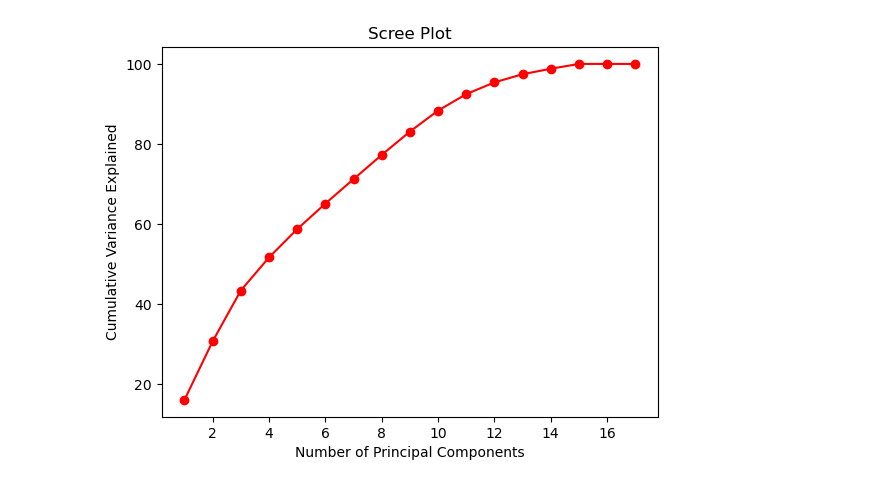
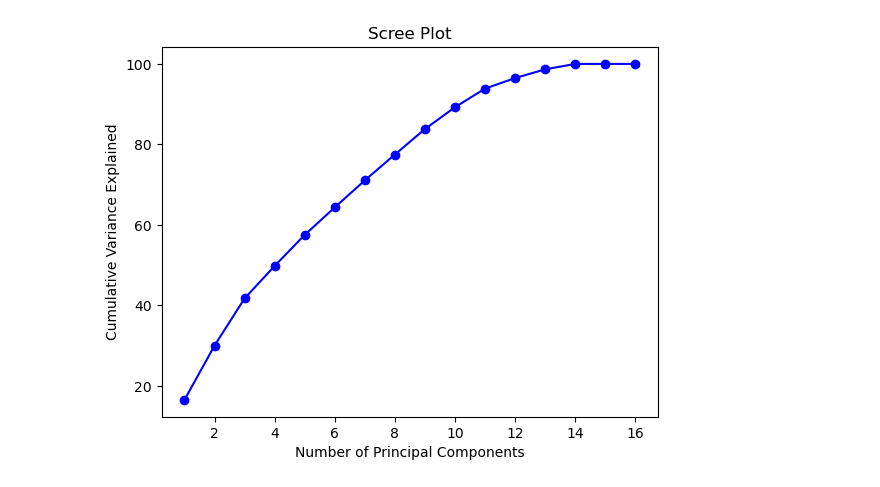
Before and after one commit to Naren1610/IST5520GrpProj, a Jupyter notebook: Grp_3_PCA_draft.ipynb, the cells around one changed output. Cells and saved outputs as stored; diff of their text form; code cells hidden in the pictures.

Commit message:
Most recent version of the Group 3 PCA draft.

```diff
--- a/Grp_3_PCA_draft.ipynb
+++ b/Grp_3_PCA_draft.ipynb
@@ -78,0 +36,8 @@ See the caveats in the documentation: https://pandas.pydata.org/pandas-docs/stab
+# %%
+# remove deemed to be less than useful
+df['lat_lon']= df['latitude']/df['longitude']
+df = df.drop(['license', 'reviews_per_month','last_review', 'name', 'host_id','neighbourhood', 'host_name'],axis = 1)
+df = df.loc[(df['price']> 0)]# Remove all zero values from the price
+display(df.info())
+sb.pairplot(df[['price','latitude','longitude','lat_lon']], kind="reg")
+plt.show()
@@ -104,8 +95,8 @@ display(df_stats)
 # %%
-df1 = df[(df['room_type'] == "Entire home/apt") & (df['price']>= 125) & (df['price']<= 455)]
-df2 = df[(df['room_type'] == "Private room") & (df['price']>= 55) & (df['price']<= 183)]
-df3 = df[(df['room_type'] == "Shared room") & (df['price']>= 42) & (df['price']<= 152)]
-df4 = df[(df['room_type'] == "Hotel room") & (df['price']>= 100) & (df['price']<= 815)]
+df1 = df[(df['room_type'] == "Entire home/apt") & (df['price']>=10) & (df['price']<= 496)]
+df2 = df[(df['room_type'] == "Private room") & (df['price']>= 10) & (df['price']<= 192)]
+df3 = df[(df['room_type'] == "Shared room") & (df['price']>= 10) & (df['price']<= 167)]
+df4 = df[(df['room_type'] == "Hotel room") & (df['price']>= 100) & (df['price']<= 865)]
 frames = [df1, df2, df3, df4]
 df = pd.concat(frames)
 
@@ -115,6 +106,8 @@ sb.boxplot(y = df['price'], x = df['room_type'])
 plt.show()
 sb.boxplot(y = df['price'], x = df['neighbourhood_group'])
 plt.show()
+display(df.info())
+display(df.corr())
 # %% [output]
 |  | count | mean | std | min | 25% | 50% | 75% | max |
 | neighbourhood_group |  |  |  |  |  |  |  |  |
@@ -168,6 +158,5 @@ memory usage: 3.2+ MB
 # %%
-df_select = df[['price','neighbourhood_group', 'lat_lon','room_type', 'minimum_nights', 'number_of_reviews','reviews_per_month','calculated_host_listings_count','availability_365','number_of_reviews_ltm']]
+df_select = df[['price','lat_lon','neighbourhood_group','room_type', 'minimum_nights', 'number_of_reviews','calculated_host_listings_count','availability_365','number_of_reviews_ltm']]
 df_select.info()
-#df_norm = scale(df.loc[:,'calories':'rating'])
 # %% [output]
 <class 'pandas.core.frame.DataFrame'>
@@ -262,7 +276,6 @@ pd.DataFrame(corr_).style.background_gradient(cmap = 'YlOrRd')
 # %%
 # Select the number of components
-pca1 = PCA(n_components=17)
-
+pca1 = PCA(n_components=16)
 # Fit the PCA model
 pca1.fit(X)
 # %% [output]
@@ -288,11 +299,12 @@ array([ 16.04,  30.68,  43.38,  51.64,  58.71,  65.1 ,  71.21,  77.26,
 # %%
-var1 = pd.DataFrame(var1, index=np.arange(1,18))
-plt.plot(var1,'-o',color='red')
+var1 = pd.DataFrame(var1, index=np.arange(1,17))
+plt.plot(var1,'-o',color='blue')
 plt.title('Scree Plot')
 plt.xlabel('Number of Principal Components')
 plt.ylabel('Cumulative Variance Explained')
-plt.savefig('scree_plot.png',dpi=200,bbox_inches='tight')
+plt.savefig('scree_plot.png',dpi=100,bbox_inches='tight')
+plt.show()
 # %% [output]
-[figure, old version]
+[figure, new version]
 # %%
 # Select the number of components
```
Also changed, not shown: parts of 27 cells of this notebook.
